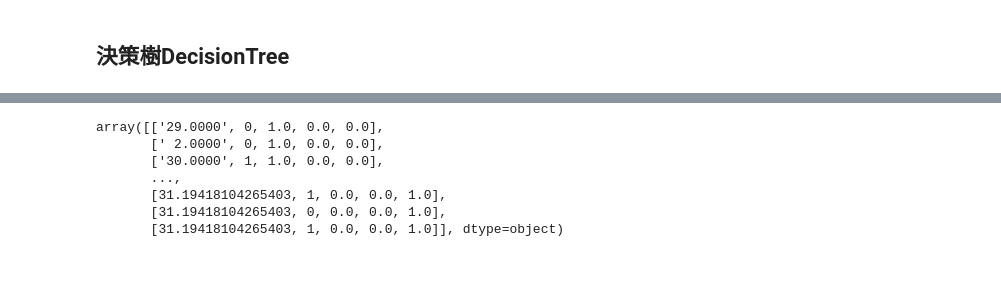
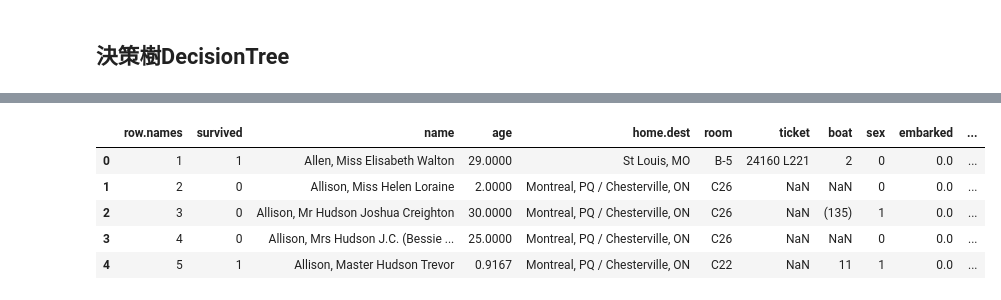
Before and after one commit to a93701011/MachineLearning, a Jupyter notebook: Supervised Method/Supervised-Decision tree(tita).ipynb, the cells around one changed output, grey strips where cells are left out. Cells and saved outputs as stored; diff of their text form; code cells hidden in the pictures; blank space fills up the shorter version.

```diff
--- a/Supervised Method/Supervised-Decision tree(tita).ipynb
+++ b/Supervised Method/Supervised-Decision tree(tita).ipynb
@@ -72,10 +47,24 @@ feature_names = ['age', 'sex', 'first_class', 'second_class', 'third_class']
-# %%
-X
-# %% [output]
-array([['29.0000', 0, 1.0, 0.0, 0.0],
-       [' 2.0000', 0, 1.0, 0.0, 0.0],
-       ['30.0000', 1, 1.0, 0.0, 0.0],
-       ...,
-       [31.19418104265403, 1, 0.0, 0.0, 1.0],
-       [31.19418104265403, 0, 0.0, 0.0, 1.0],
-       [31.19418104265403, 1, 0.0, 0.0, 1.0]], dtype=object)
+# %%
+from sklearn import feature_extraction
+# pclass, embarked
+def one_hot_dataframe(data, cols, replace=False):
+    vec = feature_extraction.DictVectorizer()
+    mkdict = lambda row: dict((col, row[col]) for col in cols)
+    vecData = pd.DataFrame(vec.fit_transform(data[cols].apply(mkdict, axis=1)).toarray())
+    vecData.columns = vec.get_feature_names() # modify column names
+    vecData.index = data.index # modify index names
+    if replace:
+        data = data.drop(cols, axis=1)
+        data = data.join(vecData)
+    return (data, vecData) # return original data and transformed data
+# %%
+titanic, titanic_n = one_hot_dataframe(titanic, ['pclass','embarked'], replace=True) # titanic_n only contains the previously created columns
+# %%
+titanic.head()
+# %% [output]
+|  | row.names | survived | name | age | home.dest | room | ticket | boat | sex | embarked | ... |
+| 0 | 1 | 1 | Allen, Miss Elisabeth Walton | 29.0000 | St Louis, MO | B-5 | 24160 L221 | 2 | 0 | 0.0 | ... |
+| 1 | 2 | 0 | Allison, Miss Helen Loraine | 2.0000 | Montreal, PQ / Chesterville, ON | C26 | NaN | NaN | 0 | 0.0 | ... |
+| 2 | 3 | 0 | Allison, Mr Hudson Joshua Creighton | 30.0000 | Montreal, PQ / Chesterville, ON | C26 | NaN | (135) | 1 | 0.0 | ... |
+| 3 | 4 | 0 | Allison, Mrs Hudson J.C. (Bessie ... | 25.0000 | Montreal, PQ / Chesterville, ON | C26 | NaN | NaN | 0 | 0.0 | ... |
+| 4 | 5 | 1 | Allison, Master Hudson Trevor | 0.9167 | Montreal, PQ / Chesterville, ON | C22 | NaN | 11 | 1 | 0.0 | ... |
```
Also changed, not shown: parts of 32 cells of this notebook.
